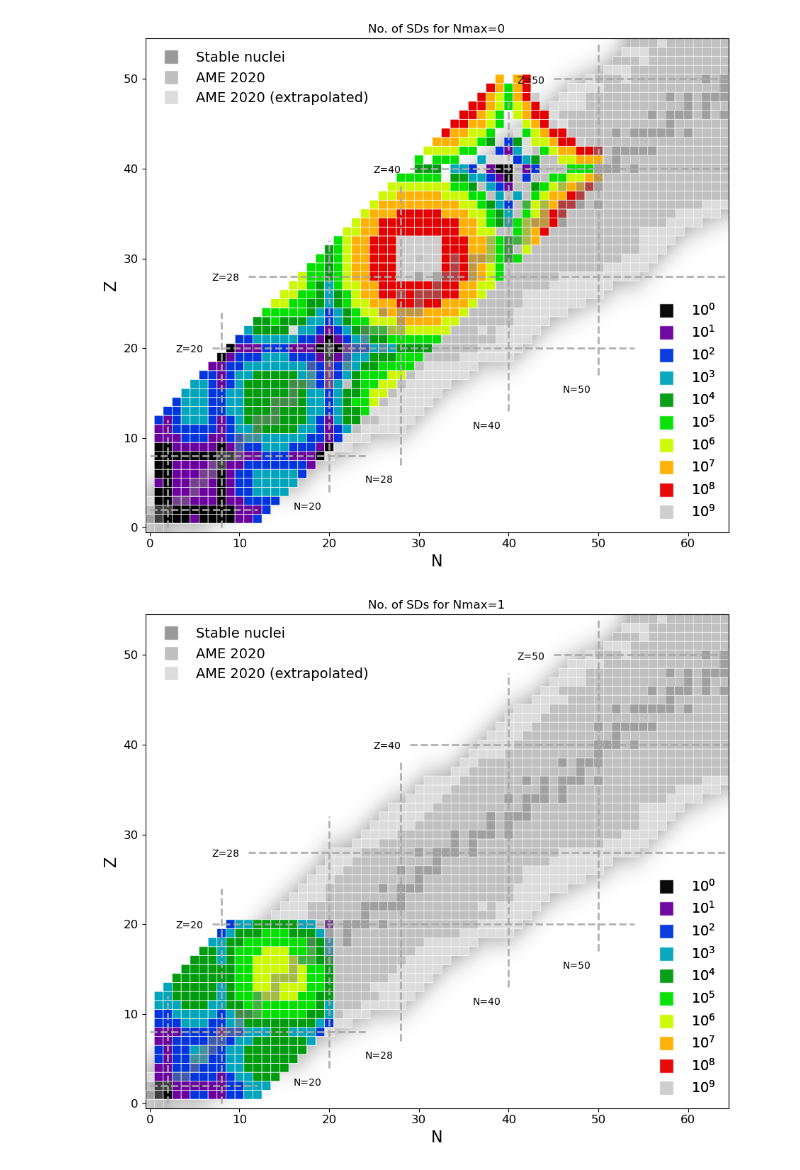
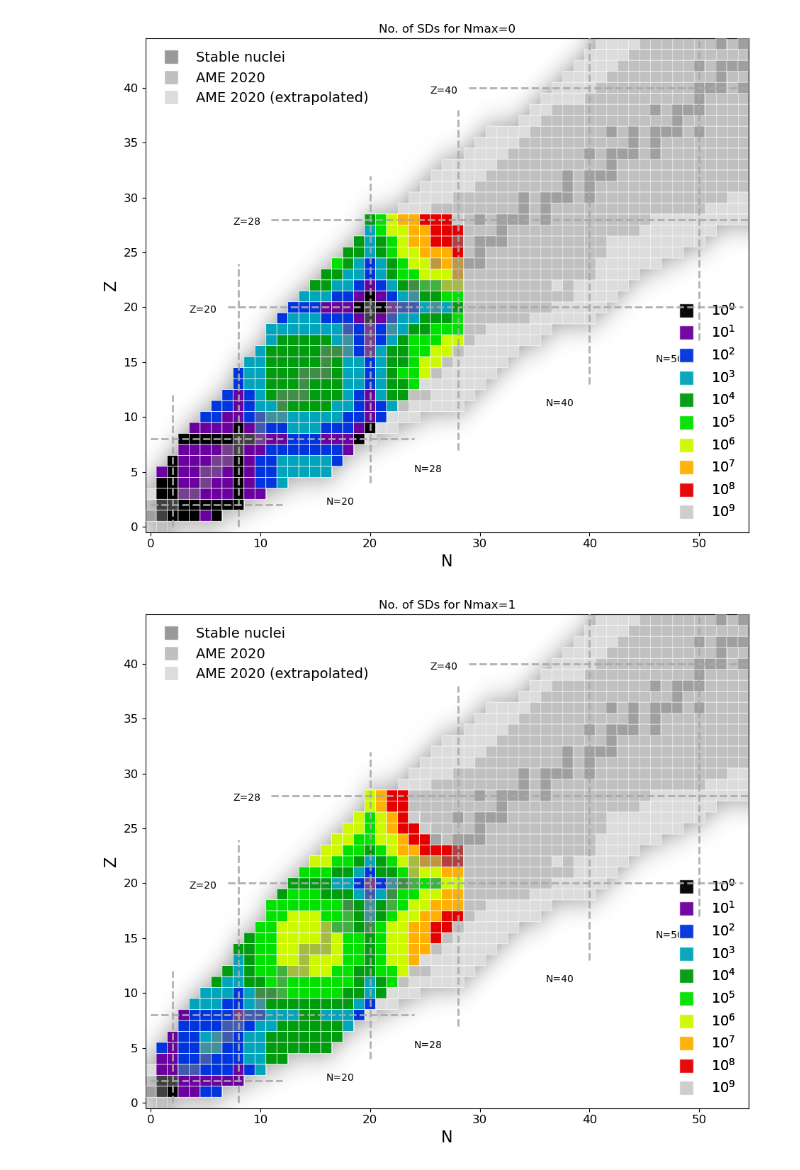
Before and after one commit to pgysbers/NuChart, a Jupyter notebook: examples/NuChartNCSM.ipynb, the cells around one changed output. Cells and saved outputs as stored; diff of their text form; code cells hidden in the pictures.

Commit message:
only plot dim for nuclei that exist, fix swapped indices, add optional limits

```diff
--- a/examples/NuChartNCSM.ipynb
+++ b/examples/NuChartNCSM.ipynb
@@ -5,11 +5,11 @@ from NuChart.src.NuChart import *
 import pandas as pd
 import numpy as np
 # %%
-for Nmax in range(3):
-    nc = NuChart(65,55, figsize=(14,8))
+for Nmax in range(5):
+    nc = NuChart(55,45, figsize=(14,8))
     nc.add_magic_numbers()
-    nc.plot_ncsm(Nmax=Nmax)
+    nc.plot_ncsm(Nmax=Nmax, pmax=28, nmax=28)
     nc.savefig(f'NCSMdim_Nmax{Nmax}.pdf')
 # %% [output]
-[figure, old version]
+[figure, new version]
-[figure, old version]
+[figure, new version]
```
Also changed, not shown: parts of 1 cell of this notebook, 1 other file.
